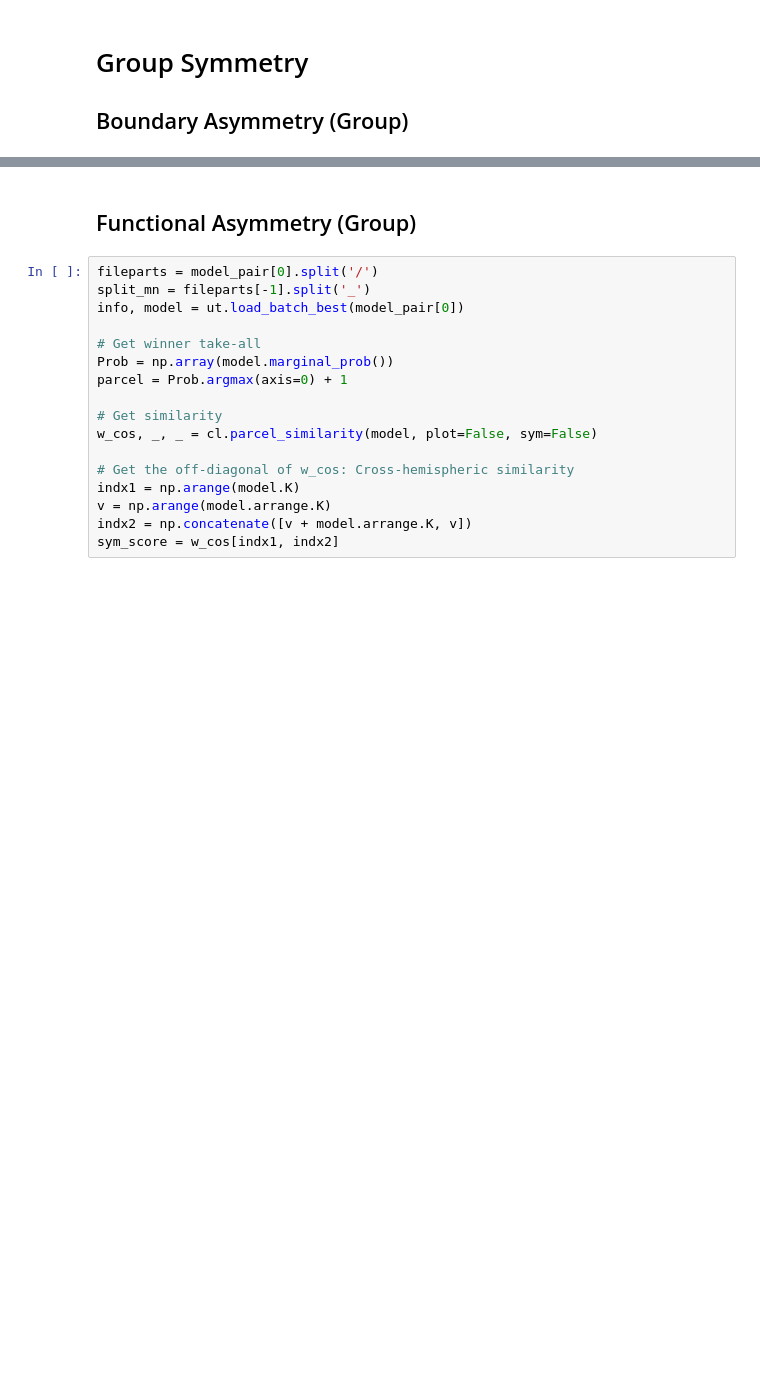
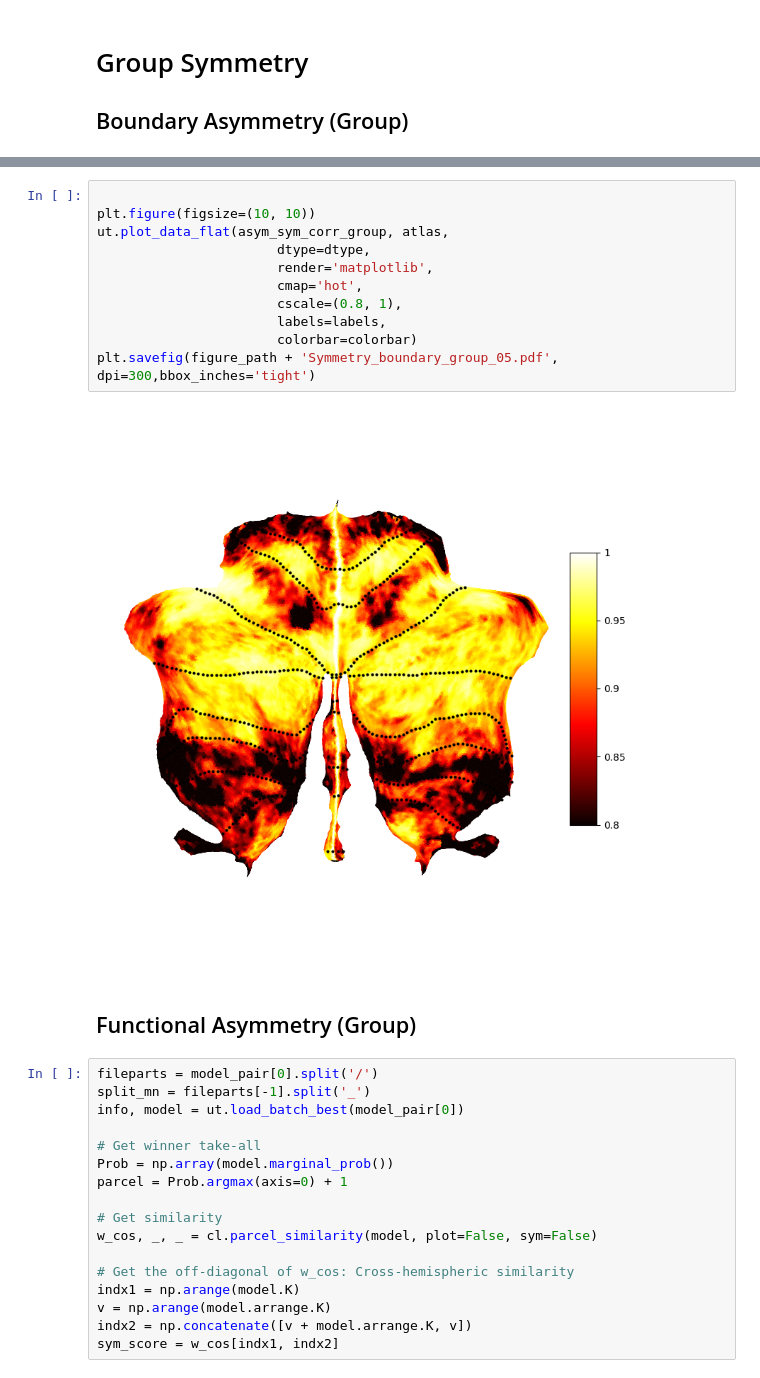
Before and after one commit to DiedrichsenLab/ProbabilisticParcellation, a Jupyter notebook: notebooks/atlas_paper/symmetry.ipynb, the cells around one changed output, grey strips where cells are left out. Saved outputs shown, nothing was run; the diff lists cells and outputs as text; blank space fills up the shorter version.

```diff
--- a/notebooks/atlas_paper/symmetry.ipynb
+++ b/notebooks/atlas_paper/symmetry.ipynb
@@ -56,3 +60,16 @@ plt.savefig(figure_path + 'Symmetry_boundary_group_05.png', dpi=300,bbox_inches=
+# %%
+
+plt.figure(figsize=(10, 10))
+ut.plot_data_flat(asym_sym_corr_group, atlas,
+                       dtype=dtype,
+                       render='matplotlib',
+                       cmap='hot',
+                       cscale=(0.8, 1),
+                       labels=labels,
+                       colorbar=colorbar)
+plt.savefig(figure_path + 'Symmetry_boundary_group_05.pdf', dpi=300,bbox_inches='tight')
+# %% [output]
+[figure, added]
 # %% [markdown]
 ## Functional Asymmetry (Group)
 # %%
```
Also changed, not shown: parts of 4 cells of this notebook, 2 other files.
